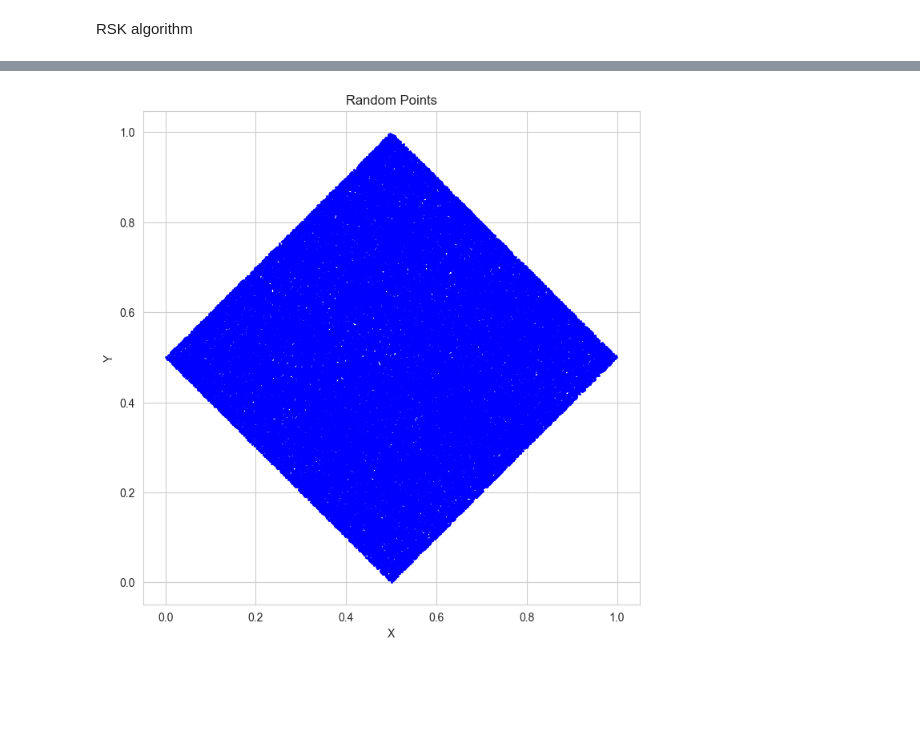
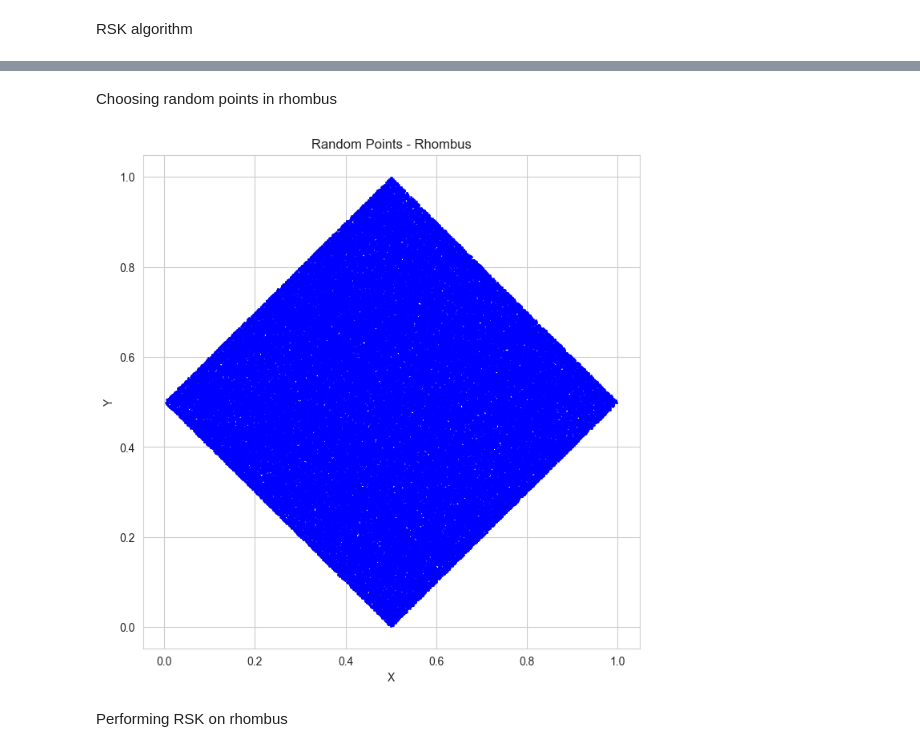
Before and after one commit to rotemchn/SortingGrades, a Jupyter notebook: RSK_algo.ipynb, the cells around one changed output, grey strips where cells are left out. Saved outputs shown, nothing was run; the diff lists cells and outputs as text; code cells hidden in the pictures; blank space fills up the shorter version.

Commit message:
add plots and shapes

```diff
--- a/RSK_algo.ipynb
+++ b/RSK_algo.ipynb
@@ -138,5 +127,2 @@ def RSK(df):
 # %%
 piles = RSK(students)
-# %%
-df = students.sort_values(by=students.columns[0])
-df
@@ -240,3 +215,5 @@ plt.show()
+# %% [markdown]
+Choosing random points in rhombus
 # %%
 def random_rhombus():
     points = []
@@ -255,17 +232,20 @@ def random_rhombus():
 # %%
 random_rhombus_df = random_rhombus()
 
 # Plot the DataFrame
 plt.figure(figsize=(8, 8))
 plt.scatter(random_rhombus_df['x'], random_rhombus_df['y'], color='blue', s=1)
 plt.xlabel('X')
 plt.ylabel('Y')
-plt.title('Random Points')
+plt.title('Random Points - Rhombus')
 plt.grid(True)
-plt.savefig("random_rhombus.png")
+plt.savefig("plots/png/random_rhombus.png")
+plt.savefig("plots/pdf/random_rhombus.pdf")
 plt.show()
 # %% [output]
-[figure, old version]
+[figure, new version]
+# %% [markdown]
+Performing RSK on rhombus
 # %%
 random_rhombus_piles = RSK(random_rhombus_df)
 # %%
```
Also changed, not shown: parts of 19 cells of this notebook, 17 other files.
